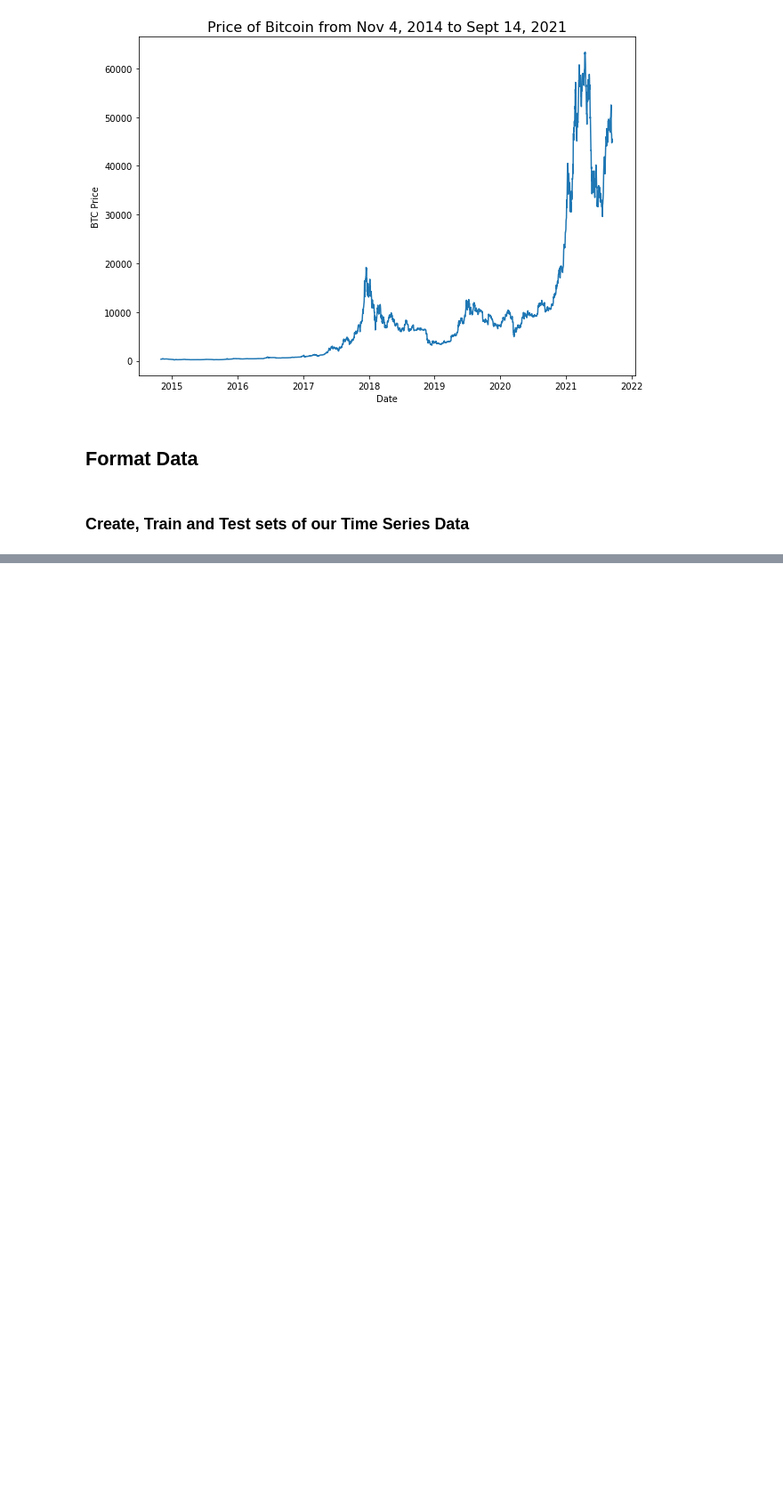
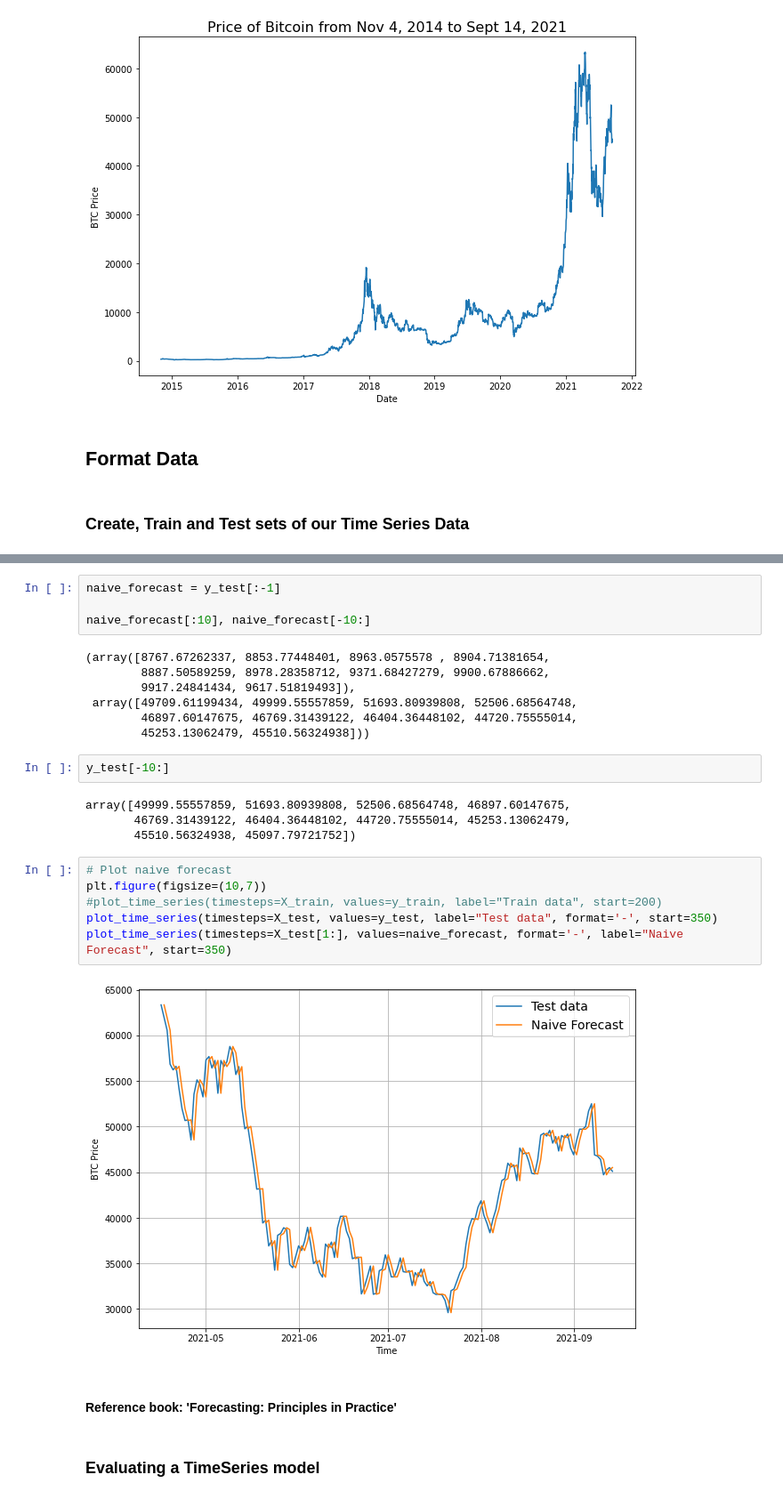
Before and after one commit to Dimisz/tensorflow_projects, a Jupyter notebook: time_series/bitcoin_price_prediction.ipynb, the cells around one changed output, grey strips where cells are left out. Shown at 89% size. Cells and saved outputs as stored; diff of their text form; blank space fills up the shorter version.

```diff
--- a/time_series/bitcoin_price_prediction.ipynb
+++ b/time_series/bitcoin_price_prediction.ipynb
@@ -132,0 +255,29 @@ plt.xlabel("Date");
+# %%
+naive_forecast = y_test[:-1]
+
+naive_forecast[:10], naive_forecast[-10:]
+# %% [output]
+(array([8767.67262337, 8853.77448401, 8963.0575578 , 8904.71381654,
+        8887.50589259, 8978.28358712, 9371.68427279, 9900.67886662,
+        9917.24841434, 9617.51819493]),
+ array([49709.61199434, 49999.55557859, 51693.80939808, 52506.68564748,
+        46897.60147675, 46769.31439122, 46404.36448102, 44720.75555014,
+        45253.13062479, 45510.56324938]))
+# %%
+y_test[-10:]
+# %% [output]
+array([49999.55557859, 51693.80939808, 52506.68564748, 46897.60147675,
+       46769.31439122, 46404.36448102, 44720.75555014, 45253.13062479,
+       45510.56324938, 45097.79721752])
+# %%
+# Plot naive forecast
+plt.figure(figsize=(10,7))
+#plot_time_series(timesteps=X_train, values=y_train, label="Train data", start=200)
+plot_time_series(timesteps=X_test, values=y_test, label="Test data", format='-', start=350)
+plot_time_series(timesteps=X_test[1:], values=naive_forecast, format='-', label="Naive Forecast", start=350)
+# %% [output]
+[figure, added]
+# %% [markdown]
+#### Reference book: 'Forecasting: Principles in Practice'
+# %% [markdown]
+### Evaluating a TimeSeries model
```
Also changed, not shown: parts of 25 cells of this notebook.
